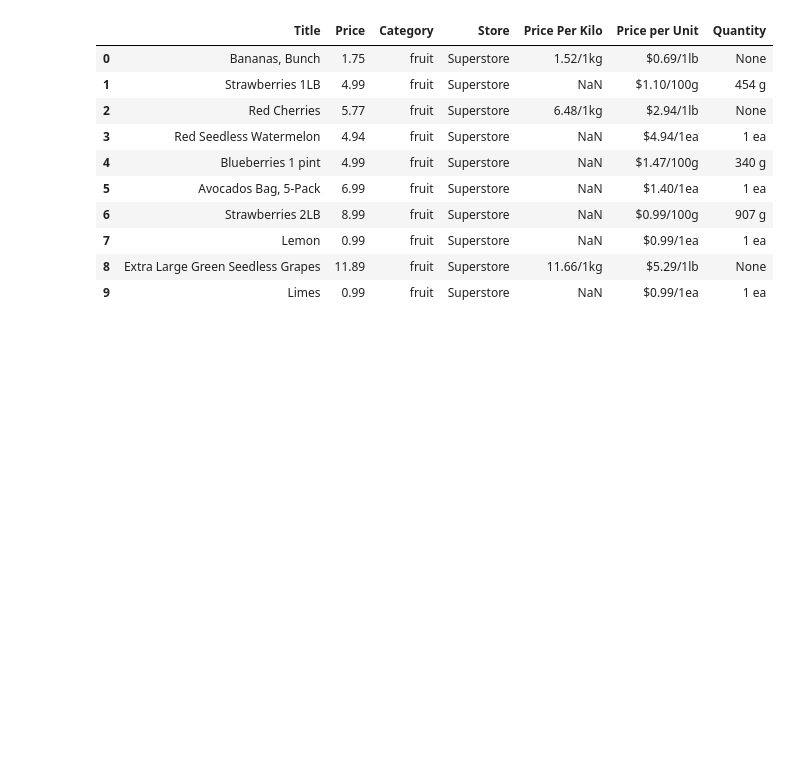
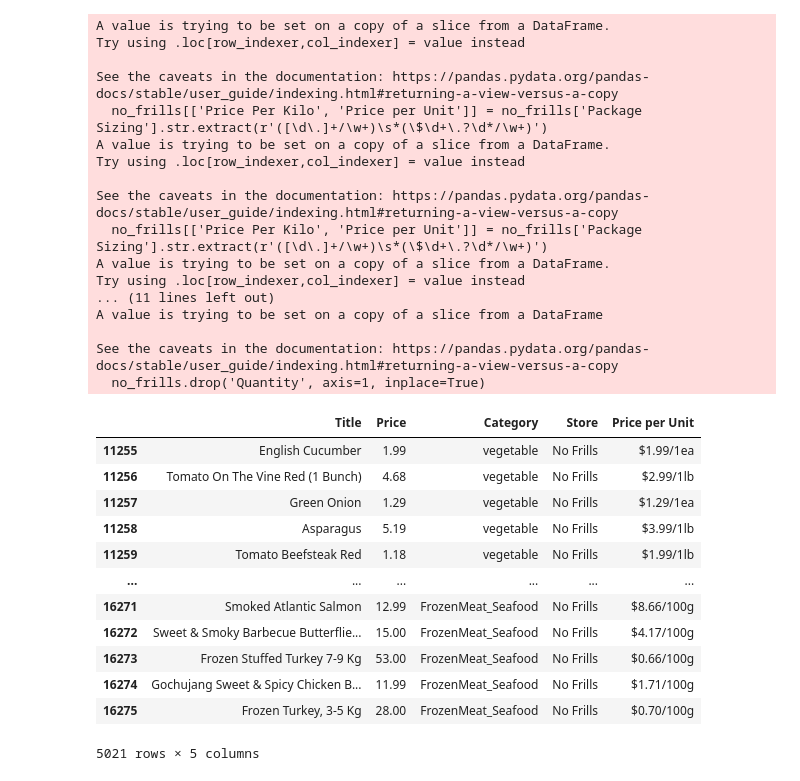
Before and after one commit to ChenyiAXu/FinalProjectAI4Good, a Jupyter notebook: Data Processing/predata_processing.ipynb, the cells around one changed output. Saved outputs shown, nothing was run; the diff lists cells and outputs as text; code cells hidden in the pictures; blank space fills up the shorter version.

```diff
--- a/Data Processing/predata_processing.ipynb
+++ b/Data Processing/predata_processing.ipynb
@@ -15,6 +15,6 @@ product_data.csv  superstore_data.csv  walmart_cleaned.csv
 # %%
 
-product = pd.read_csv("/content/drive/MyDrive/AI4Good/Final Project/superstore_data.csv")
-product.head(2)
+product = pd.read_csv("/content/drive/MyDrive/AI4Good/Final Project/product_data.csv")
+product
 # %% [output]
 |  | Title | Price | Package Sizing | Category | Store |
@@ -22,0 +178,3 @@ product.head(2)
+# %%
+no_frills = product[product['Store'] == 'No Frills']
+no_frills
@@ -23,28 +195,50 @@ product.head(2)
 # %%
 # Try extracting with the regular expression
-product[['Price Per Kilo', 'Price per Unit']] = product['Package Sizing'].str.extract(r'([\d\.]+/\w+)\s*(\$\d+\.?\d*/\w+)')
-product['Quantity'] = None
+no_frills[['Price Per Kilo', 'Price per Unit']] = no_frills['Package Sizing'].str.extract(r'([\d\.]+/\w+)\s*(\$\d+\.?\d*/\w+)')
+no_frills['Quantity'] = None
 # For rows where data is missing, split by comma as a fallback
-fallback_df = product[product['Price Per Kilo'].isnull() | product['Price per Unit'].isnull()]
+fallback_df = no_frills[no_frills['Price Per Kilo'].isnull() | no_frills['Price per Unit'].isnull()]
 for index, row in fallback_df.iterrows():
-    if ',' in row['Package Sizing']:
+    package_sizing = str(row['Package Sizing'])
+    if ',' in package_sizing:
         quantity, price = row['Package Sizing'].split(',', 1)  # Split at the first comma
-        product.at[index, 'Quantity'] = quantity.strip()
-        product.at[index, 'Price per Unit'] = price.strip()
+        no_frills.at[index, 'Quantity'] = quantity.strip()
+        no_frills.at[index, 'Price per Unit'] = price.strip()
 
-product.drop('Package Sizing', axis=1, inplace=True)
+no_frills.drop('Package Sizing', axis=1, inplace=True)
+no_frills.drop('Price Per Kilo', axis=1, inplace=True)
+no_frills.drop('Quantity', axis=1, inplace=True)
 
 # Check the DataFrame to ensure the new columns are populated correctly
-product.head(10)
+no_frills
 # %% [output]
+A value is trying to be set on a copy of a slice from a DataFrame.
+Try using .loc[row_indexer,col_indexer] = value instead
+
+See the caveats in the documentation: https://pandas.pydata.org/pandas-docs/stable/user_guide/indexing.html#returning-a-view-versus-a-copy
+  no_frills[['Price Per Kilo', 'Price per Unit']] = no_frills['Package Sizing'].str.extract(r'([\d\.]+/\w+)\s*(\$\d+\.?\d*/\w+)')
+A value is trying to be set on a copy of a slice from a DataFrame.
+Try using .loc[row_indexer,col_indexer] = value instead
+
+See the caveats in the documentation: https://pandas.pydata.org/pandas-docs/stable/user_guide/indexing.html#returning-a-view-versus-a-copy
+  no_frills[['Price Per Kilo', 'Price per Unit']] = no_frills['Package Sizing'].str.extract(r'([\d\.]+/\w+)\s*(\$\d+\.?\d*/\w+)')
+A value is trying to be set on a copy of a slice from a DataFrame.
+Try using .loc[row_indexer,col_indexer] = value instead
+... (11 lines left out)
+A value is trying to be set on a copy of a slice from a DataFrame
+
+See the caveats in the documentation: https://pandas.pydata.org/pandas-docs/stable/user_guide/indexing.html#returning-a-view-versus-a-copy
+  no_frills.drop('Quantity', axis=1, inplace=True)
-|  | Title | Price | Category | Store | Price Per Kilo | Price per Unit | Quantity |
-| 0 | Bananas, Bunch | 1.75 | fruit | Superstore | 1.52/1kg | $0.69/1lb | None |
-| 1 | Strawberries 1LB | 4.99 | fruit | Superstore | NaN | $1.10/100g | 454 g |
-| 2 | Red Cherries | 5.77 | fruit | Superstore | 6.48/1kg | $2.94/1lb | None |
-| 3 | Red Seedless Watermelon | 4.94 | fruit | Superstore | NaN | $4.94/1ea | 1 ea |
-| 4 | Blueberries 1 pint | 4.99 | fruit | Superstore | NaN | $1.47/100g | 340 g |
-| 5 | Avocados Bag, 5-Pack | 6.99 | fruit | Superstore | NaN | $1.40/1ea | 1 ea |
-| 6 | Strawberries 2LB | 8.99 | fruit | Superstore | NaN | $0.99/100g | 907 g |
-| 7 | Lemon | 0.99 | fruit | Superstore | NaN | $0.99/1ea | 1 ea |
-| 8 | Extra Large Green Seedless Grapes | 11.89 | fruit | Superstore | 11.66/1kg | $5.29/1lb | None |
-| 9 | Limes | 0.99 | fruit | Superstore | NaN | $0.99/1ea | 1 ea |
+|  | Title | Price | Category | Store | Price per Unit |
+| 11255 | English Cucumber | 1.99 | vegetable | No Frills | $1.99/1ea |
+| 11256 | Tomato On The Vine Red (1 Bunch) | 4.68 | vegetable | No Frills | $2.99/1lb |
+| 11257 | Green Onion | 1.29 | vegetable | No Frills | $1.29/1ea |
+| 11258 | Asparagus | 5.19 | vegetable | No Frills | $3.99/1lb |
+| 11259 | Tomato Beefsteak Red | 1.18 | vegetable | No Frills | $1.99/1lb |
+| ... | ... | ... | ... | ... | ... |
+| 16271 | Smoked Atlantic Salmon | 12.99 | FrozenMeat_Seafood | No Frills | $8.66/100g |
+| 16272 | Sweet & Smoky Barbecue Butterflie... | 15.00 | FrozenMeat_Seafood | No Frills | $4.17/100g |
+| 16273 | Frozen Stuffed Turkey 7-9 Kg | 53.00 | FrozenMeat_Seafood | No Frills | $0.66/100g |
+| 16274 | Gochujang Sweet & Spicy Chicken B... | 11.99 | FrozenMeat_Seafood | No Frills | $1.71/100g |
+| 16275 | Frozen Turkey, 3-5 Kg | 28.00 | FrozenMeat_Seafood | No Frills | $0.70/100g |
+5021 rows × 5 columns
```
Also changed, not shown: parts of 28 cells of this notebook, 3 other files.
